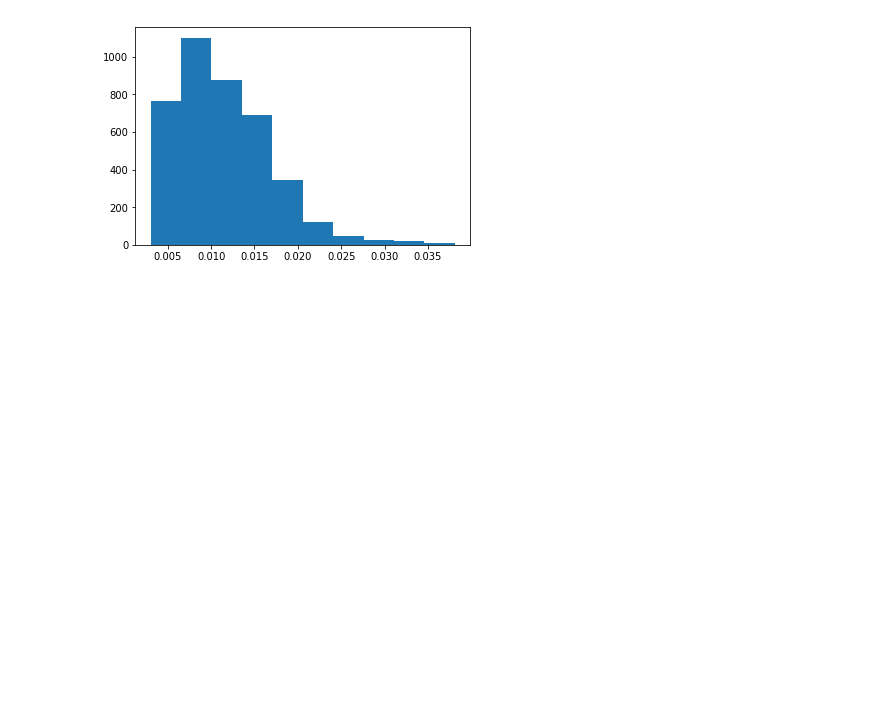
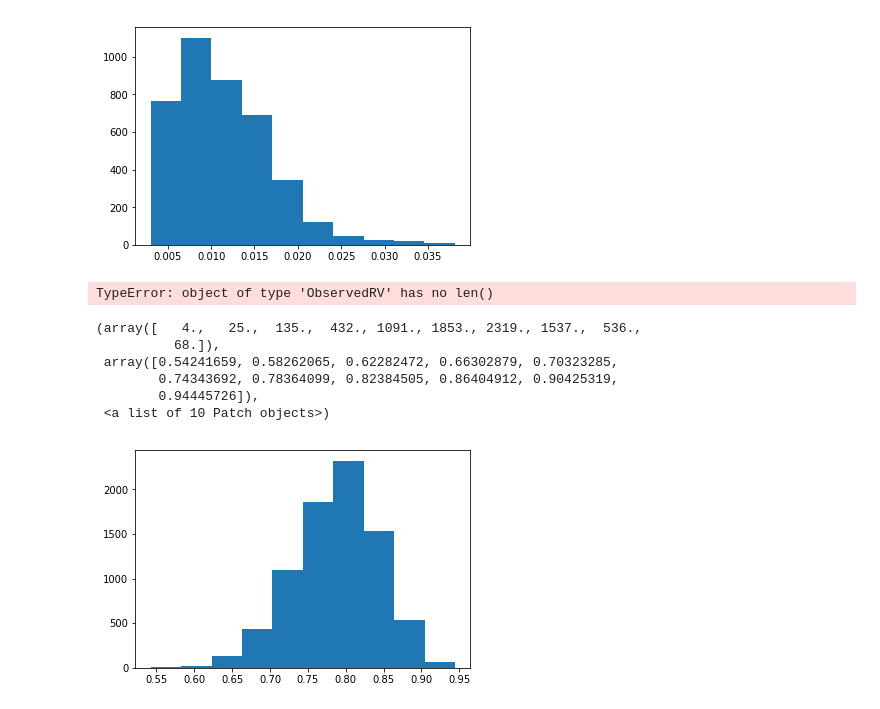
Before and after one commit to mattpitkin/SurvivalPrediction, a Jupyter notebook: WetGrass.ipynb, the cells around one changed output. Saved outputs shown, nothing was run; the diff lists cells and outputs as text; code cells hidden in the pictures; blank space fills up the shorter version.

```diff
--- a/WetGrass.ipynb
+++ b/WetGrass.ipynb
@@ -218,7 +228,7 @@ Probability that it did not rain, given a new observation that the sprinker was
 true_rain = 0.41
 
 # set number of previous "observations"
-nobs = 1000
+nobs = 250
 
 # set the observations
 has_rained = bernoulli.rvs(true_rain, size=nobs)
@@ -514,3 +528,36 @@ pl.hist(trace['pwetgrasssprinkrain'])
         0.03811923]),
  <a list of 10 Patch objects>)
 [figure]
+# %%
+# set "true" probability of rain
+true_rain = 0.73
+
+# set number of previous "observations"
+nobs = 100
+
+# set the observations
+has_rained = -1*np.ones(nobs)
+has_rained[0:99] = bernoulli.rvs(true_rain, size=(nobs-1))
+
+has_rained = np.ma.masked_values(has_rained, value=-1)
+
+with pm.Model() as model:
+    p = pm.Uniform('p', 0., 1.)
+    r = pm.Bernoulli('r', p, observed=has_rained)
+
+    l = pm.Uniform('l', 0., 1.)
+    rk = pm.Binomial('rk', n=len(model.r), p=l, observed=model.r)
+
+    trace = pm.sample(4000, tune=4000, discard_tuned_samples=True)
+# %% [output]
+TypeError: object of type 'ObservedRV' has no len()
+# %%
+pl.hist(trace['p'])
+# %% [output]
+(array([   4.,   25.,  135.,  432., 1091., 1853., 2319., 1537.,  536.,
+          68.]),
+ array([0.54241659, 0.58262065, 0.62282472, 0.66302879, 0.70323285,
+        0.74343692, 0.78364099, 0.82384505, 0.86404912, 0.90425319,
+        0.94445726]),
+ <a list of 10 Patch objects>)
+[figure, added]
```
Also changed, not shown: parts of 11 cells of this notebook.
